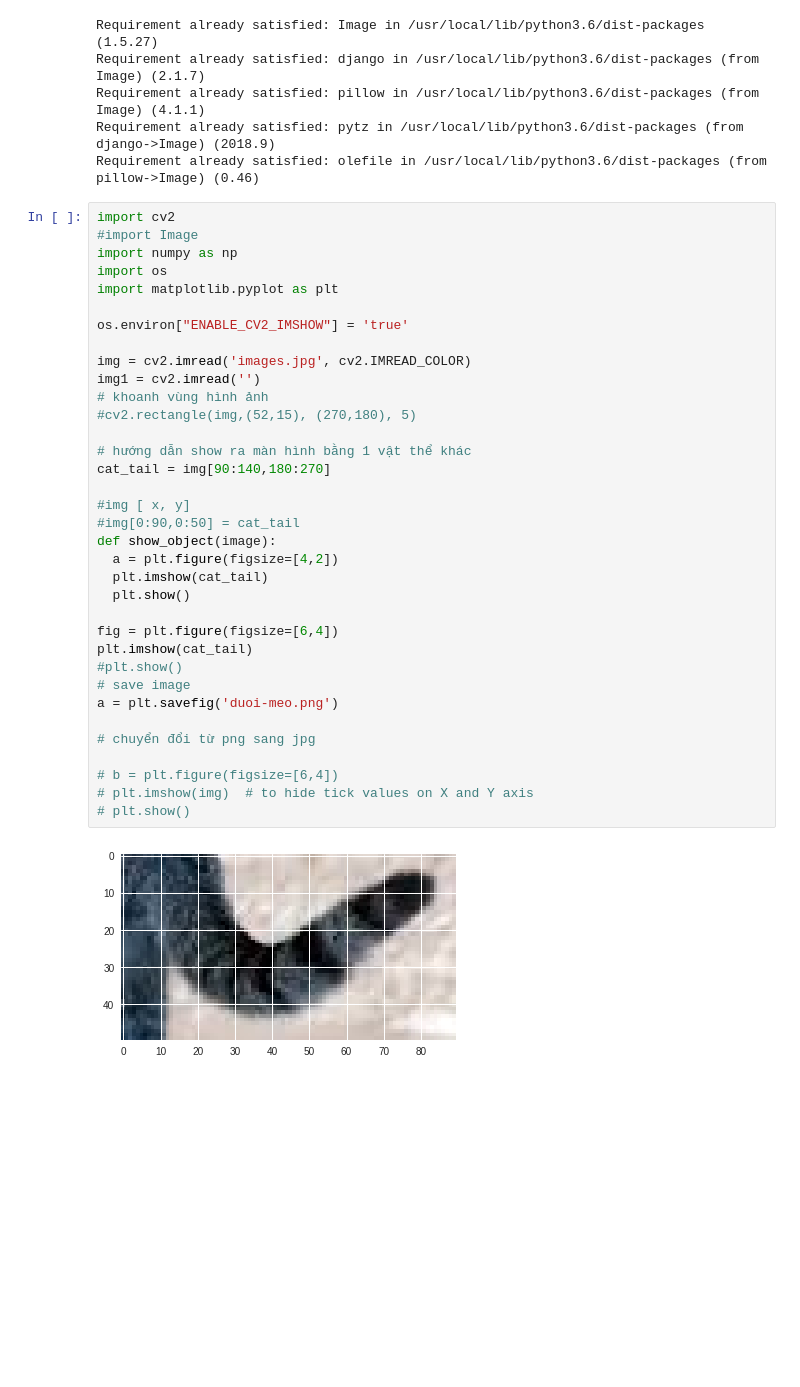
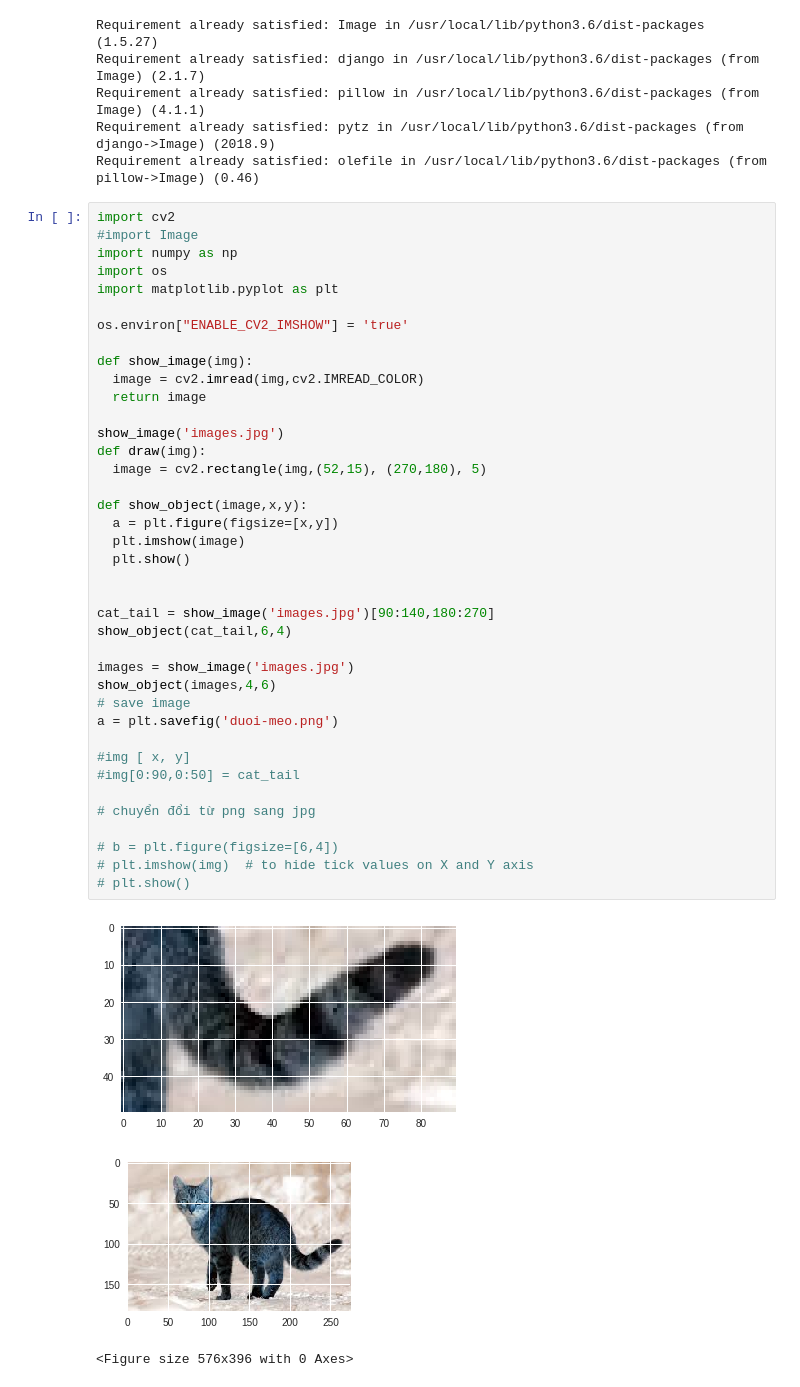
Before and after one commit to redman157/HocML, a Jupyter notebook: opencv_basic.ipynb, the cells around one changed output. Cells and saved outputs as stored; diff of their text form; blank space fills up the shorter version.

```diff
--- a/opencv_basic.ipynb
+++ b/opencv_basic.ipynb
@@ -18,37 +18,43 @@ Requirement already satisfied: olefile in /usr/local/lib/python3.6/dist-packages
 # %%
 import cv2
 #import Image
 import numpy as np
 import os
 import matplotlib.pyplot as plt
 
 os.environ["ENABLE_CV2_IMSHOW"] = 'true'
 
-img = cv2.imread('images.jpg', cv2.IMREAD_COLOR)
-img1 = cv2.imread('')
-# khoanh vùng hình ảnh
-#cv2.rectangle(img,(52,15), (270,180), 5)
+def show_image(img):
+  image = cv2.imread(img,cv2.IMREAD_COLOR)
+  return image
 
-# hướng dẫn show ra màn hình bằng 1 vật thể khác
-cat_tail = img[90:140,180:270]
+show_image('images.jpg')
+def draw(img):
+  image = cv2.rectangle(img,(52,15), (270,180), 5)
+
+def show_object(image,x,y):
+  a = plt.figure(figsize=[x,y])
+  plt.imshow(image)
+  plt.show()
+
+
+cat_tail = show_image('images.jpg')[90:140,180:270]
+show_object(cat_tail,6,4)
+
+images = show_image('images.jpg')
+show_object(images,4,6)
+# save image
+a = plt.savefig('duoi-meo.png')
 
 #img [ x, y]
 #img[0:90,0:50] = cat_tail
-def show_object(image):
-  a = plt.figure(figsize=[4,2])
-  plt.imshow(cat_tail)
-  plt.show()
-
-fig = plt.figure(figsize=[6,4])
-plt.imshow(cat_tail)
-#plt.show()
-# save image
-a = plt.savefig('duoi-meo.png')
 
 # chuyển đổi từ png sang jpg
 
 # b = plt.figure(figsize=[6,4])
 # plt.imshow(img)  # to hide tick values on X and Y axis
 # plt.show()
 # %% [output]
 [figure]
+[figure, added]
+<Figure size 576x396 with 0 Axes>
```
Also changed, not shown: parts of 5 cells of this notebook.
